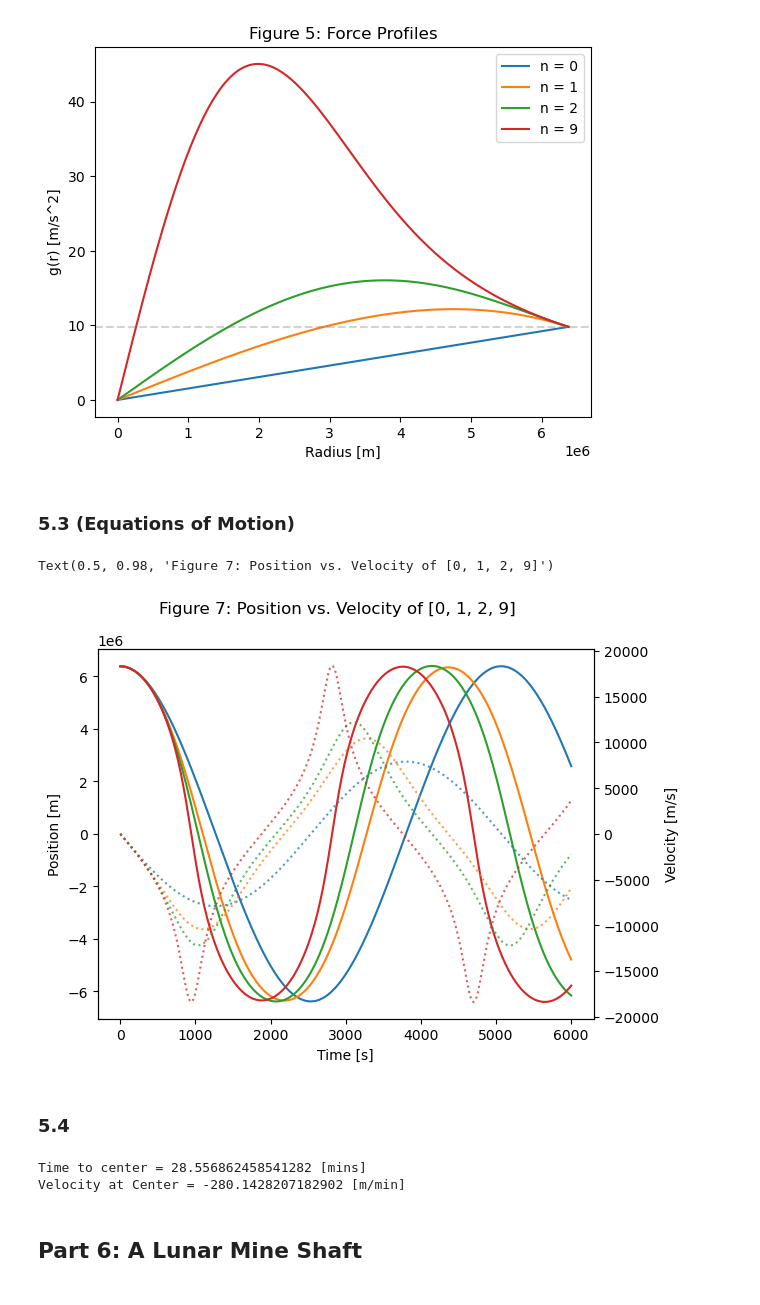
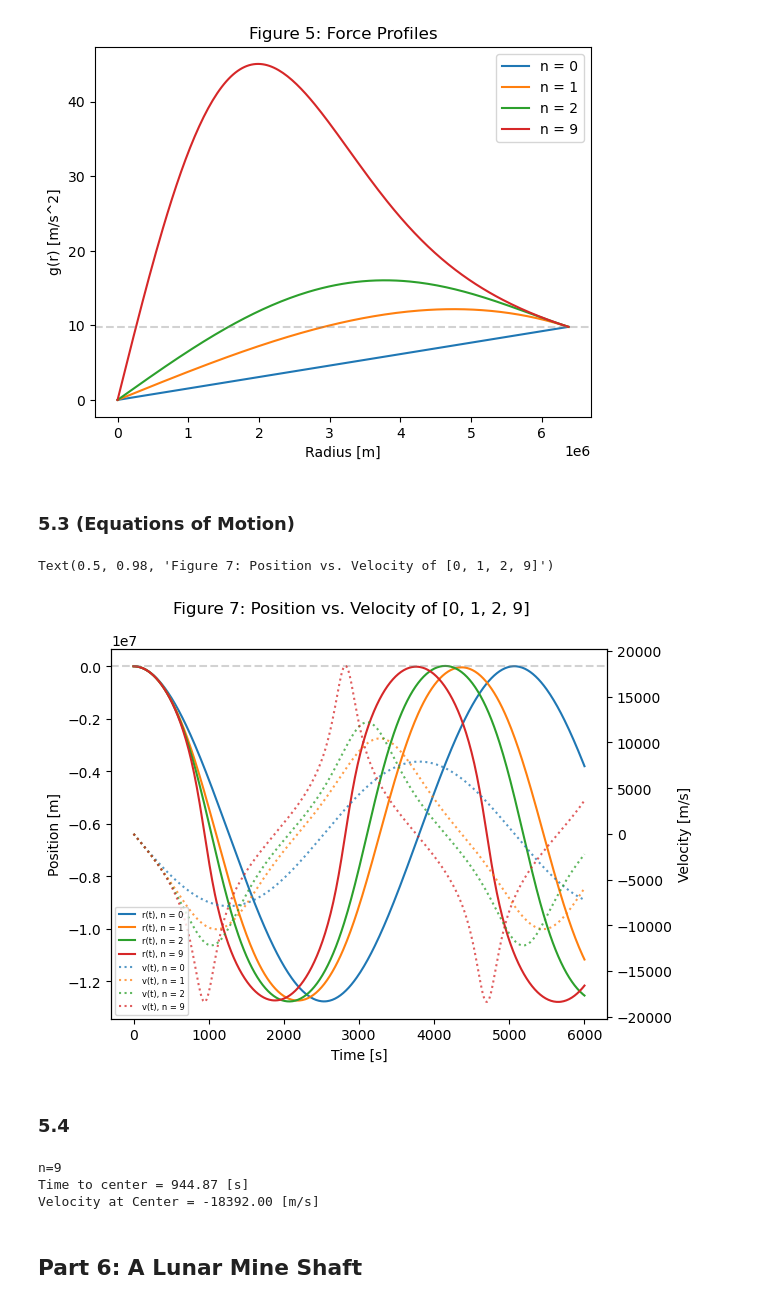
Before and after one commit to mkeen331/PHYS265-spring26, a Jupyter notebook: Lab3/lab3.ipynb, the cells around one changed output. Cells and saved outputs as stored; diff of their text form; code cells hidden in the pictures.

```diff
--- a/Lab3/lab3.ipynb
+++ b/Lab3/lab3.ipynb
@@ -659,50 +656,54 @@ ax.legend()
 # %% [output]
 <matplotlib.legend.Legend at 0x...>
 [figure]
-# %% [markdown]
-### 5.3 (Equations of Motion)
+# %% [markdown]
+### 5.3 (Equations of Motion)
 # %%
 fig, ax1 = plt.subplots()
 ax2 = ax1.twinx()
 
 t_span = (0, 6000)
 t_eval = np.linspace(*t_span, 500)
 z0 = (R_E, 0)
 
 for n in [0, 1, 2, 9]:
     rho_n = rho_norm(n)
 
     def system(t, z):
         r, v = z
         drdt = v
-        dvdt = -g_r(r, n, rho_n)
+        dvdt = -g_r(abs(r), n, rho_n) * np.sign(r)
         return [drdt, dvdt]
 
     sol = solve_ivp(system, t_span, z0, t_eval=t_eval)
 
     t = sol.t
     r = sol.y[0]
     v = sol.y[1]
 
-    ax1.plot(t, r, linestyle= '-', label=f"r(t), n = {n}")
+    ax1.plot(t, r-R_E, linestyle= '-', label=f"r(t), n = {n}")
     ax2.plot(t, v, linestyle=':', alpha = 0.75, label=f"v(t), n = {n}")
 
 
 #misc plot labels and designs
+ax1.axhline(0, linestyle='--', color='gray', alpha=0.35)
+
 ax1.set_ylabel("Position [m]")
 ax1.set_xlabel("Time [s]")
 ax2.set_ylabel("Velocity [m/s]")
 
+lines, labels = ax1.get_legend_handles_labels()
+lines2, labels2 = ax2.get_legend_handles_labels()
+
+plt.legend(lines + lines2, labels+labels2, loc = 3, fontsize=6)
+
 plt.suptitle("Figure 7: Position vs. Velocity of [0, 1, 2, 9]")
 # %% [output]
 Text(0.5, 0.98, 'Figure 7: Position vs. Velocity of [0, 1, 2, 9]')
-[figure, old version]
+[figure, new version]
 # %% [markdown]
 ### 5.4
 # %%
-r0 = R_E
-v0 = 0
-
 def hit_center(t, z):
     r, v = z
     return r
@@ -716,19 +717,21 @@ for n in [0, 1, 2, 9]:
     def system(t, z):
         r, v = z
         drdt = v
-        dvdt = -g_r(r, n, rho_n)
+        dvdt = -g_r(abs(r), n, rho_n) * np.sign(r)
         return [drdt, dvdt]
 
-    sol = solve_ivp(system, t_span, (r0, v0), events = hit_center)
+    sol = solve_ivp(system, (1, 6000), (R_E, 0), events = hit_center)
 
-t_center = sol_event.t_events[0][0]
-v_center = sol_event.y_events[0][0][1]
+t_center_earth = sol.t_events[0][0]
+v_center = sol.y_events[0][0][1]
 
-print(f"Time to center = {t_center} [mins] ")
-print(f"Velocity at Center = {v_center} [m/min]")
+print(f"n={n}")
+print(f"Time to center = {t_center_earth:.2f} [s] ")
+print(f"Velocity at Center = {v_center:.2f} [m/s]")
 # %% [output]
-Time to center = 28.556862458541282 [mins]
-Velocity at Center = -280.1428207182902 [m/min]
+n=9
+Time to center = 944.87 [s]
+Velocity at Center = -18392.00 [m/s]
 # %% [markdown]
 ## Part 6: A Lunar Mine Shaft
 # %% [markdown]
```
Also changed, not shown: parts of 8 cells of this notebook.
